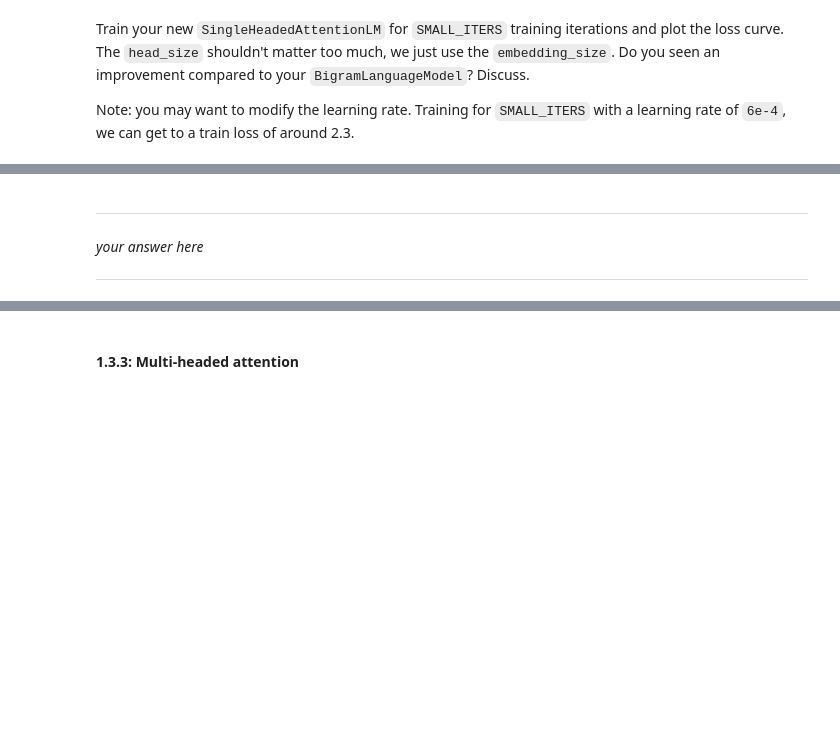
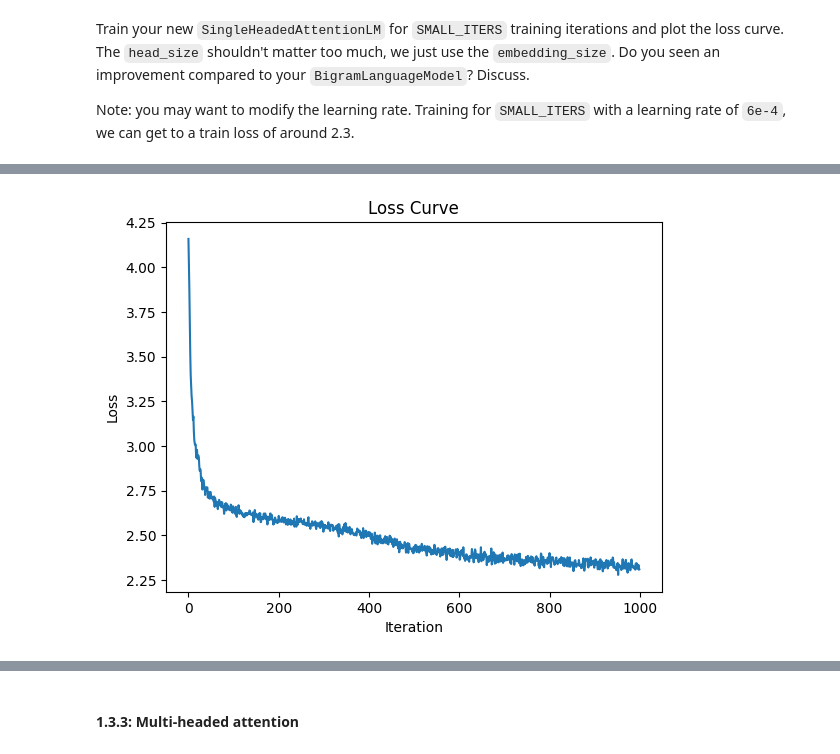
Before and after one commit to fatday/STATS-305B-HW4-Group, a Jupyter notebook: hw4.ipynb, the cells around one changed output, grey strips where cells are left out. Drawn from its saved outputs; the diff is of its cells as text; code cells hidden in the pictures; blank space fills up the shorter version.

```diff
--- a/hw4.ipynb
+++ b/hw4.ipynb
@@ -749,7 +783,15 @@ class Head(nn.Module):
           (B,T,D) tensor of attention-weighted token embeddings
         """
         # TODO: your code here
-        pass
+        B,T,D = x.shape
+        k = self.key(x)
+        q = self.query(x)
+        v = self.value(x)
+        wei = q @ k.transpose(-2,-1) * self.head_size**-0.5
+        wei = wei.masked_fill(self.tril[:T, :T] == 0, float('-inf'))
+        wei = F.softmax(wei, dim=-1)  ## wei.shape:
+        out = wei @ v
+        return out
 # %% [markdown]
 ##### Question 1.3.2.3: Implement a single-headed attention language model
 
@@ -771,8 +813,8 @@ class SingleHeadedAttentionLM(nn.Module):
       self.context_window_size = context_window_size
 
       # TODO: your code below
-      self.atten_head = Head(...)
-      self.lm_head = nn.Linear(...)
+      self.atten_head = Head(head_size, context_window_size)
+      self.lm_head = nn.Linear(embed_size, vocab_size)
 
     def forward(self, token_ids, targets=None):
         """
@@ -794,9 +836,13 @@ class SingleHeadedAttentionLM(nn.Module):
         logits = self.lm_head(x) # (B,T,V)
 
         # TODO: your code here
-        logits = ...
-        loss = ...
-
+        B, T, V = logits.shape
+        logits = logits.view(B*T, V)
+        if targets is None:
+            loss = None
+        else:
+            targets = targets.view(B*T)
+            loss = -torch.mean(torch.log(F.softmax(logits, dim=1)[torch.arange(B*T), targets]))
         return logits, loss
 
     @torch.no_grad()
@@ -811,7 +857,10 @@ class SingleHeadedAttentionLM(nn.Module):
         """
         #TODO
         # your code below
-        pass
+        B, T = token_ids.shape
+        new_token_sequences = torch.zeros((B, T+max_new_tokens), dtype=torch.long, device=token_ids.device)
+        new_token_sequences[:, :T] = token_ids
+        return new_token_sequences
 # %% [markdown]
 Train your new `SingleHeadedAttentionLM` for `SMALL_ITERS` training iterations and plot the loss curve.
 The `head_size` shouldn't matter too much, we just use the `embedding_size`.
@@ -851,6 +913,9 @@ for it in tqdm(range(SMALL_ITERS)):
-# %% [markdown]
----
-
-_your answer here_
-
----
+# %%
+## plot the loss_curve
+plt.plot(loss_list)
+plt.xlabel('Iteration')
+plt.ylabel('Loss')
+plt.title('Loss Curve')
+plt.show()
+# %% [output]
+[figure, added]
```
Also changed, not shown: parts of 20 cells of this notebook.
